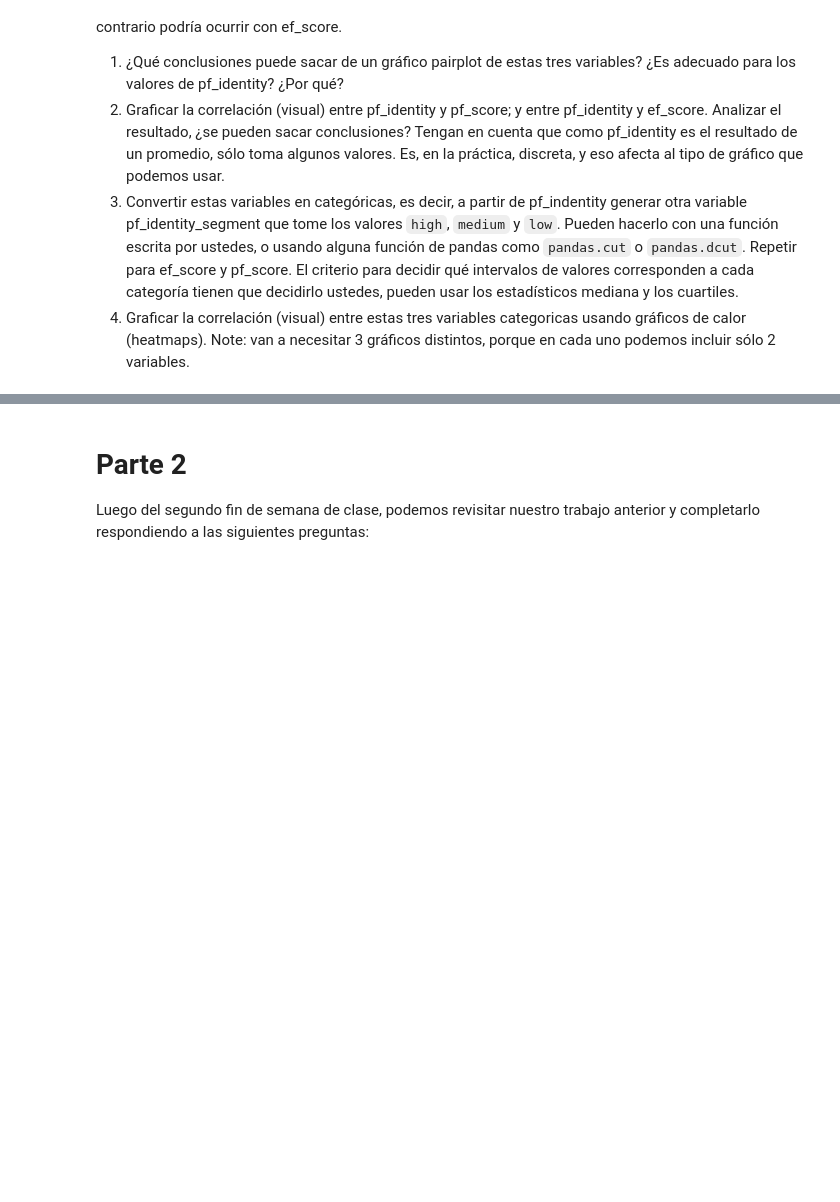
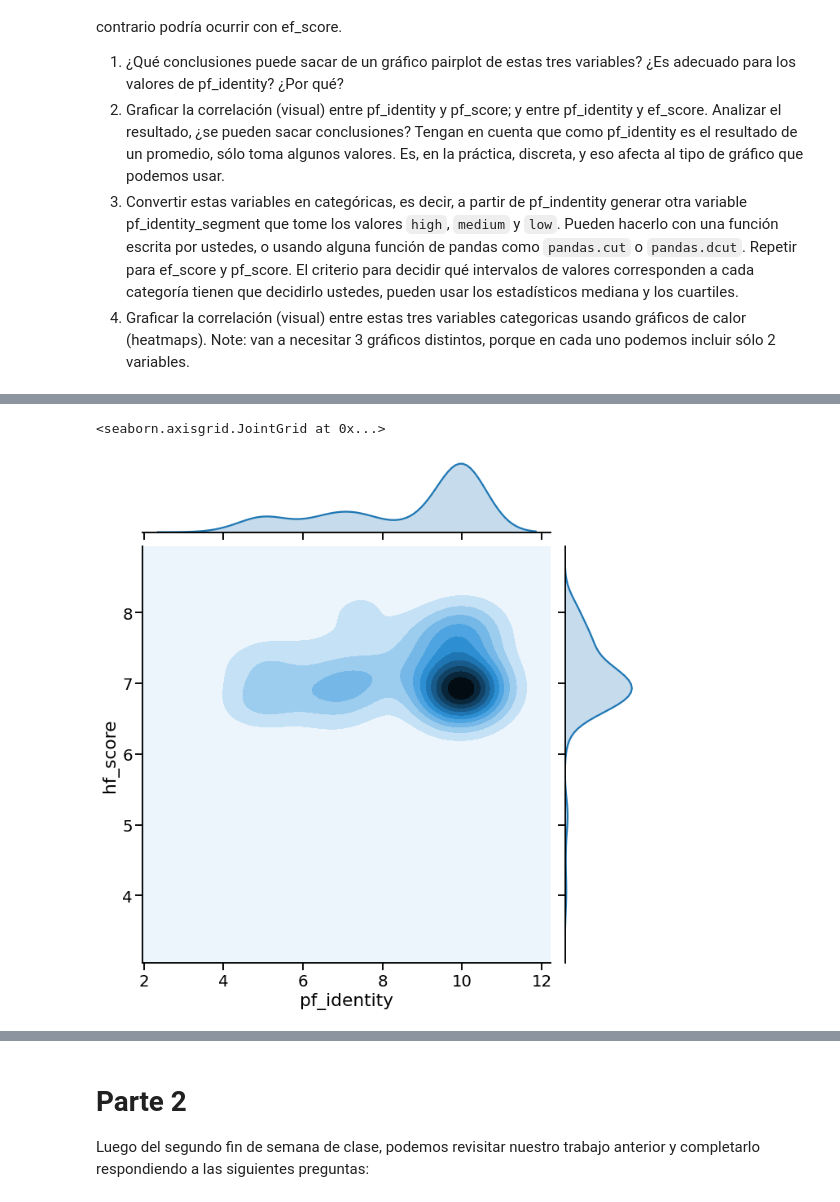
Before and after one commit to diplodatos2020-grupo5/AnalisisyVisualizacion, a Jupyter notebook: practico.ipynb, the cells around one changed output, grey strips where cells are left out. Saved outputs shown, nothing was run; the diff lists cells and outputs as text; code cells hidden in the pictures; blank space fills up the shorter version.

```diff
--- a/practico.ipynb
+++ b/practico.ipynb
@@ -605,0 +341,7 @@ Como pf_indentity contribuye al cálculo de pf_score esperamos hallar algún gra
+# %%
+# LATAM
+seaborn.jointplot(data=LatAm, x='pf_identity',
+                  y='hf_score', kind='kde', height=10)
+# %% [output]
+<seaborn.axisgrid.JointGrid at 0x...>
+[figure, added]
```
Also changed, not shown: parts of 53 cells of this notebook.
